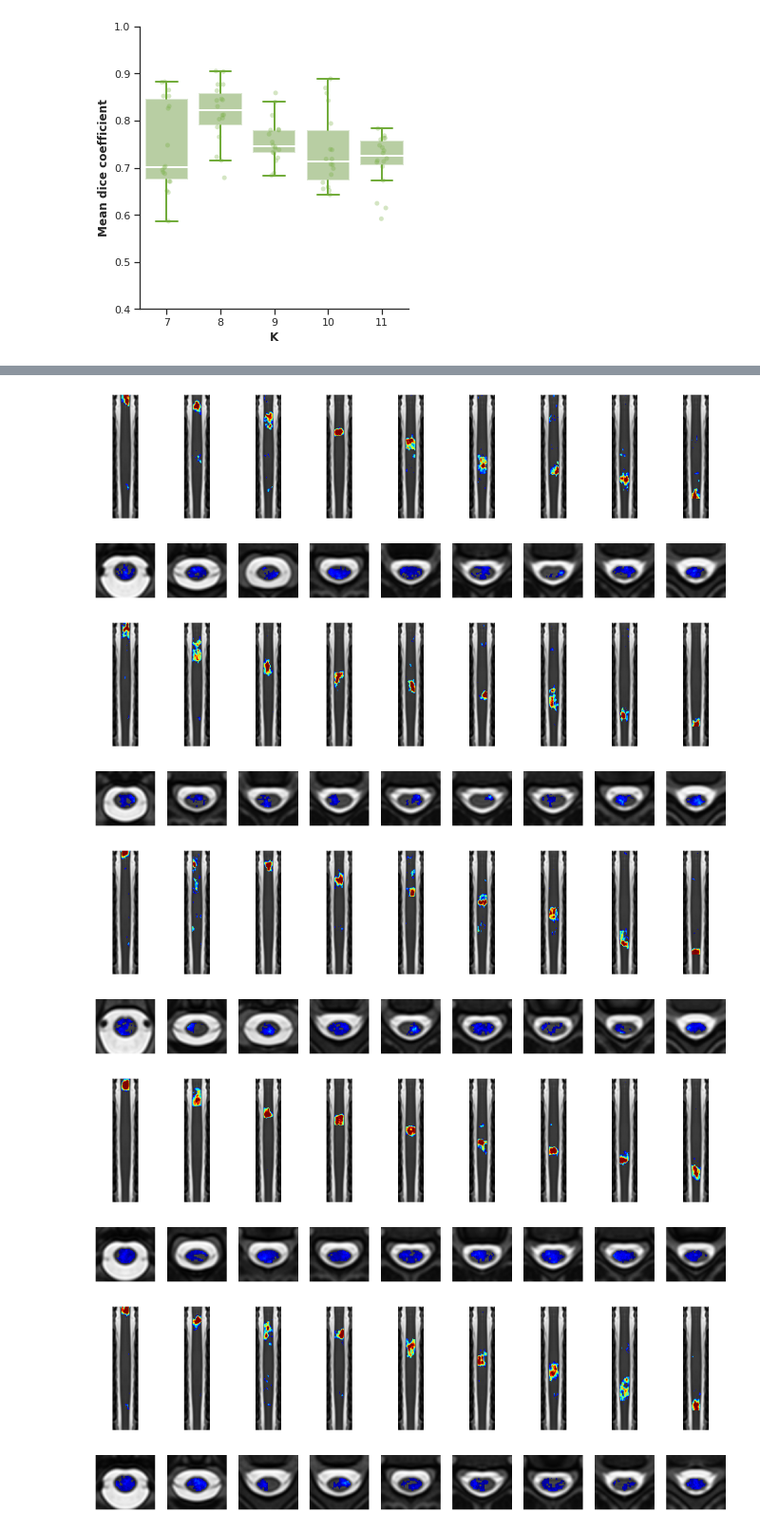
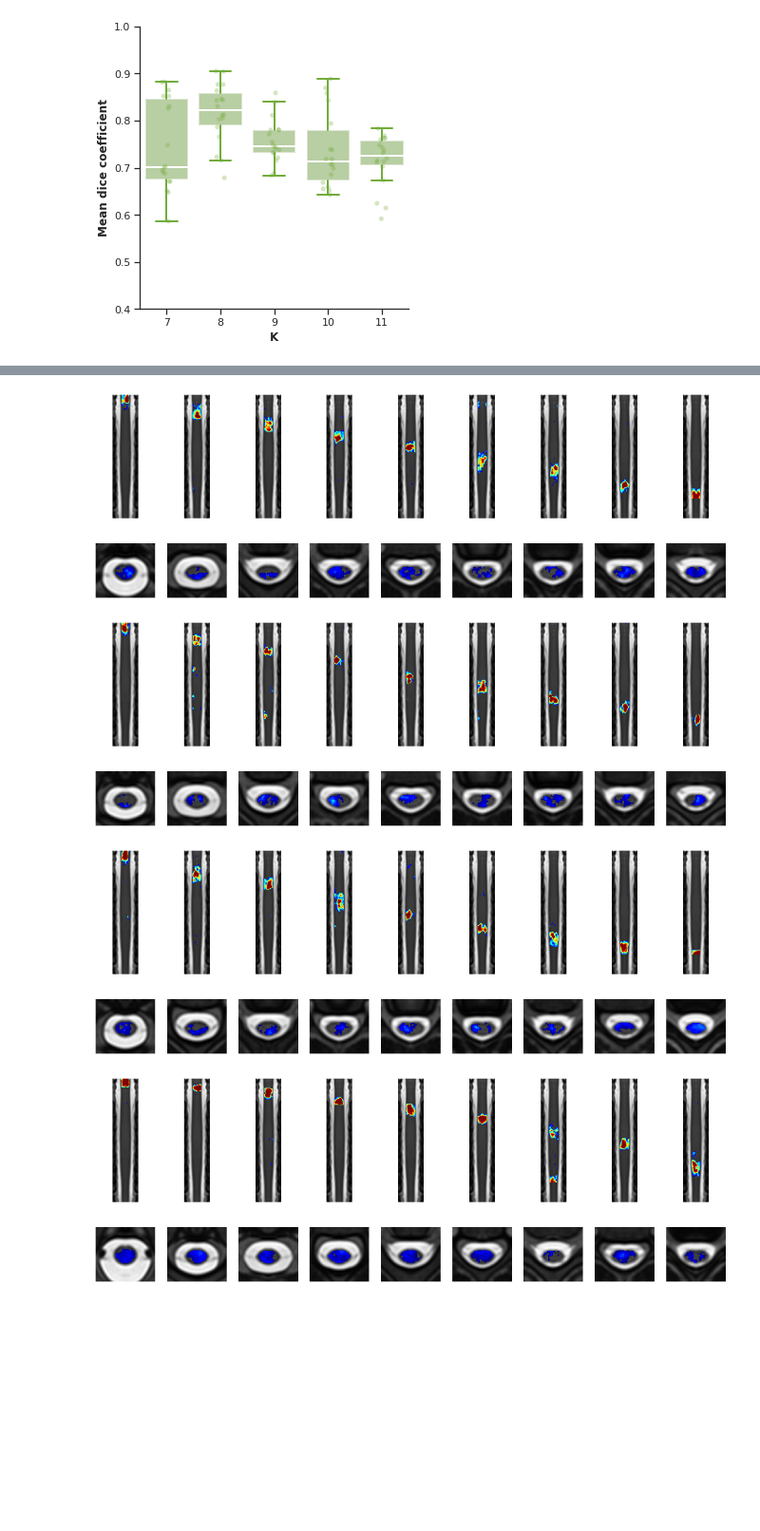
Before and after one commit to NawalK/hc_project_analyses, a Jupyter notebook: notebook/brain_spine/icap_analyses.ipynb, the cells around one changed output, grey strips where cells are left out. Shown at 95% size. Cells and saved outputs as stored; diff of their text form; code cells hidden in the pictures; blank space fills up the shorter version.

```diff
--- a/notebook/brain_spine/icap_analyses.ipynb
+++ b/notebook/brain_spine/icap_analyses.ipynb
@@ -109,13 +106,14 @@ for method_ind, method in enumerate(methods):
 # Note: it is possible to look at a single dataset (in that case, just define params1), or to compare two (in that case, also add params2)
 # Each param dict has 3 values: k, dataset and analysis
 
-for sub in config['list_subjects']['mtl']:
-    #params_qual_1 = {'k':9, 'dataset':'mtl', 'analysis':'icap','lthresh':1.6}
+#for sub in config['list_subjects']['mtl']:
+for sub in ['A013','A024','A029','A036','A043','A034']:
+     #params_qual_1 = {'k':9, 'dataset':'mtl', 'analysis':'icap','lthresh':1.6}
     params_qual_1 = {'k':9, 'dataset':'mtl', 'analysis':'icap', 'subject':sub,'lthresh':1.6}
 
     plotting = Plotting(config,'spinalcord',params1=params_qual_1,sorting_method='rostrocaudal_CoM')
     #plotting = Plotting(config,'spinalcord',params1=params_qual_1,sorting_method='rostrocaudal_CoM')
-    plotting.sc_plot(show_spinal_levels=False, k_per_line=9, plot_mip=True, lthresh=1.6, uthresh=35, centering_method='middle',colormap_one='jet', save_results=False)
+    plotting.sc_plot(show_spinal_levels=False, k_per_line=9, plot_mip=True, lthresh=1.6, uthresh=35, centering_method='middle',colormap_one='jet', save_results=True)
 # %% [output]
 Sorting method: rostrocaudal (center-of-mass biggest cluster)
 The plotting will be displayed in neurological orientation (Left > Right)
@@ -159,5 +138,4 @@ The plotting will be displayed in neurological orientation (Left > Right)
-[figure, old version]
+[figure, new version]
-[figure, old version]
+[figure, new version]
-[figure, old version]
+[figure, new version]
-[figure, old version]
+[figure, new version]
-[figure, removed]
```
Also changed, not shown: parts of 2 cells of this notebook, 9 other files.
